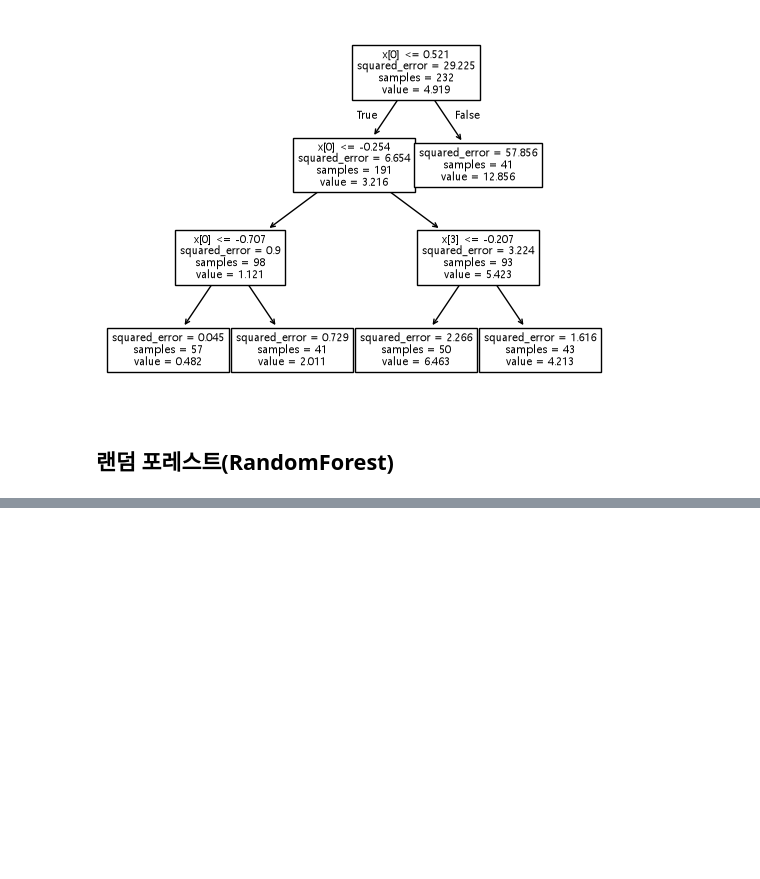
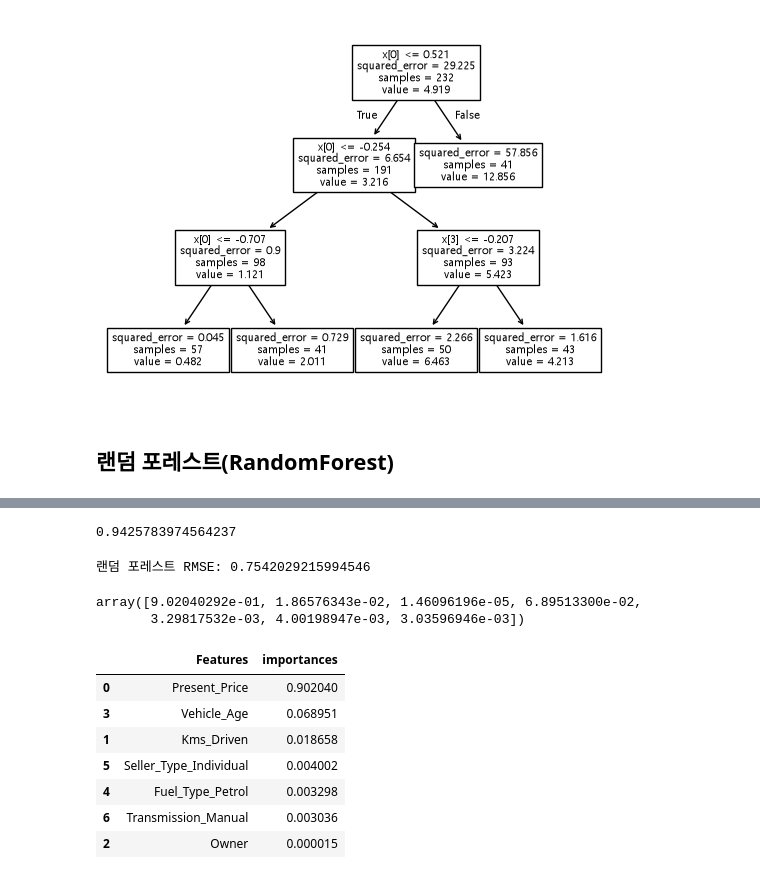
Before and after one commit to Seu1k2/kdt_ml, a Jupyter notebook: 8. DecisionTree, RandomForest.ipynb, the cells around one changed output, grey strips where cells are left out. Cells and saved outputs as stored; diff of their text form; code cells hidden in the pictures; blank space fills up the shorter version.

```diff
--- a/8. DecisionTree, RandomForest.ipynb
+++ b/8. DecisionTree, RandomForest.ipynb
@@ -557,0 +588,31 @@ plt.show()
+# %%
+rf.score(X_test, y_test)
+# %% [output]
+0.9425783974564237
+# %%
+rmse = root_mean_squared_error(y_pred4, y_test)
+print(f"랜덤 포레스트 RMSE: {rmse}")
+# %% [output]
+랜덤 포레스트 RMSE: 0.7542029215994546
+# %%
+# 각 features 중요도
+rf.feature_importances_
+# %% [output]
+array([9.02040292e-01, 1.86576343e-02, 1.46096196e-05, 6.89513300e-02,
+       3.29817532e-03, 4.00198947e-03, 3.03596946e-03])
+# %%
+featrues_imp = pd.DataFrame({
+    "Features": X_train.columns,
+    "importances": rf.feature_importances_
+}).sort_values(by="importances", ascending=False)
+
+featrues_imp
+# %% [output]
+|  | Features | importances |
+| 0 | Present_Price | 0.902040 |
+| 3 | Vehicle_Age | 0.068951 |
+| 1 | Kms_Driven | 0.018658 |
+| 5 | Seller_Type_Individual | 0.004002 |
+| 4 | Fuel_Type_Petrol | 0.003298 |
+| 6 | Transmission_Manual | 0.003036 |
+| 2 | Owner | 0.000015 |
```
Also changed, not shown: parts of 8 cells of this notebook, 2 other files.
